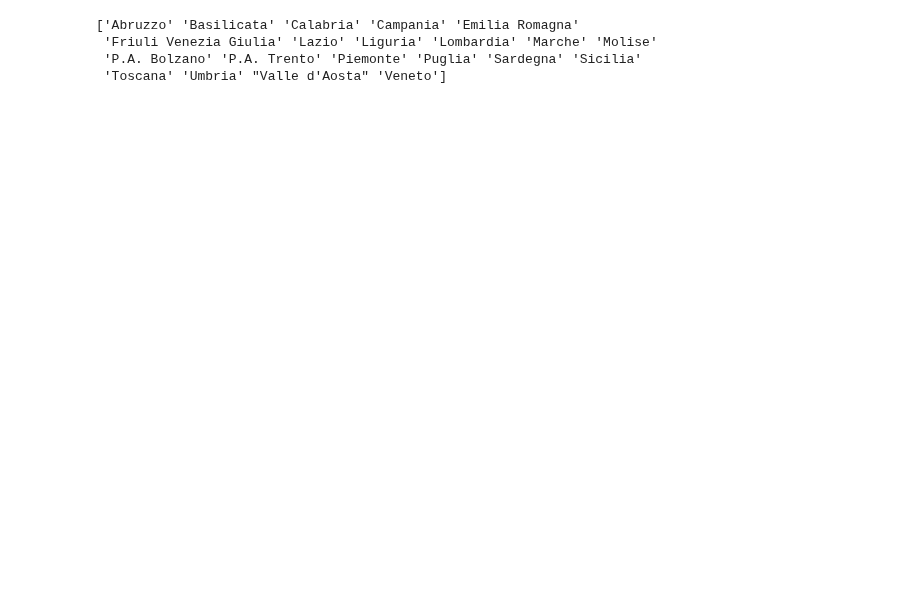
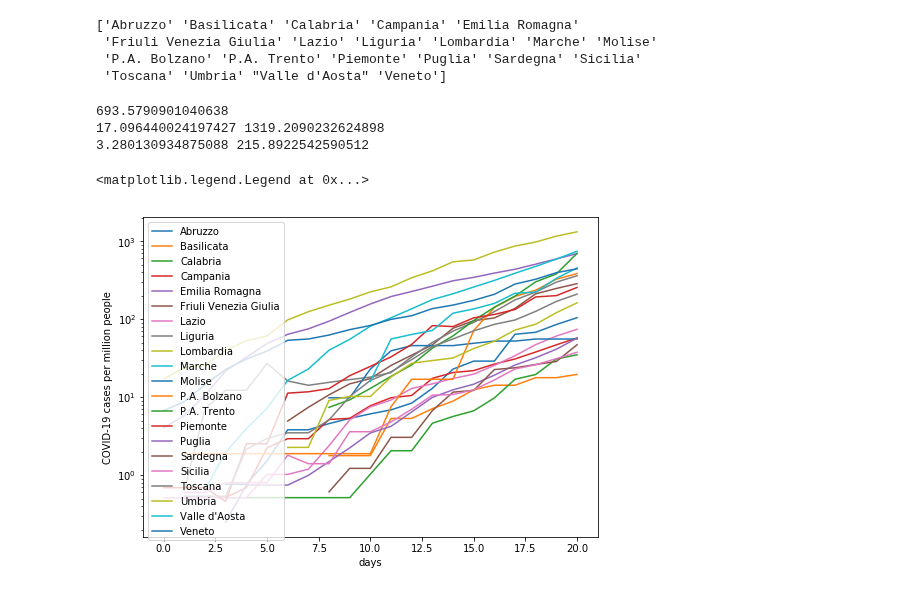
Before and after one commit to albortros/COVID-19, a Jupyter notebook: model-DummyExp/DummyExp-ItalianRegions.ipynb, the cells around one changed output. Drawn from its saved outputs; the diff is of its cells as text; code cells hidden in the pictures; blank space fills up the shorter version.

```diff
--- a/model-DummyExp/DummyExp-ItalianRegions.ipynb
+++ b/model-DummyExp/DummyExp-ItalianRegions.ipynb
@@ -53,3 +95,34 @@ print(denominazioni)
  'Friuli Venezia Giulia' 'Lazio' 'Liguria' 'Lombardia' 'Marche' 'Molise'
  'P.A. Bolzano' 'P.A. Trento' 'Piemonte' 'Puglia' 'Sardegna' 'Sicilia'
  'Toscana' 'Umbria' "Valle d'Aosta" 'Veneto']
+# %%
+fig, ax = plt.subplots(figsize=(7,5), constrained_layout=True)
+
+denominazioni = np.unique(df_regions.denominazione_regione.values)
+
+for i, den in enumerate(denominazioni):
+    dfr = df_regions[df_regions.denominazione_regione == den]
+    pop = df_pop[df_pop.denominazione_regione == den]['popolazione'].values[0]
+    y = dfr.totale_casi.values
+    days = len(y)
+    y = y[y > 0]
+    delta = days - len(y)
+    y = y * 1e6 / pop #total cases per million people
+    x = np.arange(delta, days)
+    ax.plot(x, y, label=den)
+    if den == 'Lombardia':
+        print(y[0], y[-1])
+        print(y_lombardia[0], y_lombardia[-1])
+    if den == 'Emilia Romagna':
+        print(y[-1])
+
+ax.set_yscale('log')
+ax.set_ylabel('COVID-19 cases per million people')
+ax.set_xlabel('days')
+ax.legend()
+# %% [output]
+693.5790901040638
+17.096440024197427 1319.2090232624898
+3.280130934875088 215.8922542590512
+<matplotlib.legend.Legend at 0x...>
+[figure, added]
```
Also changed, not shown: parts of 10 cells of this notebook, 2 other files.
